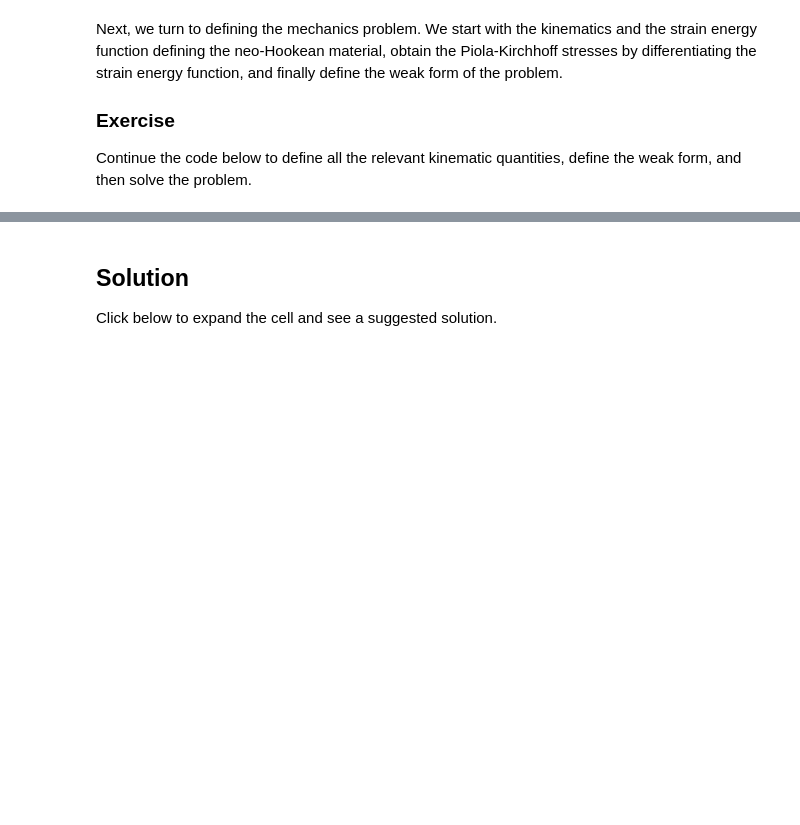
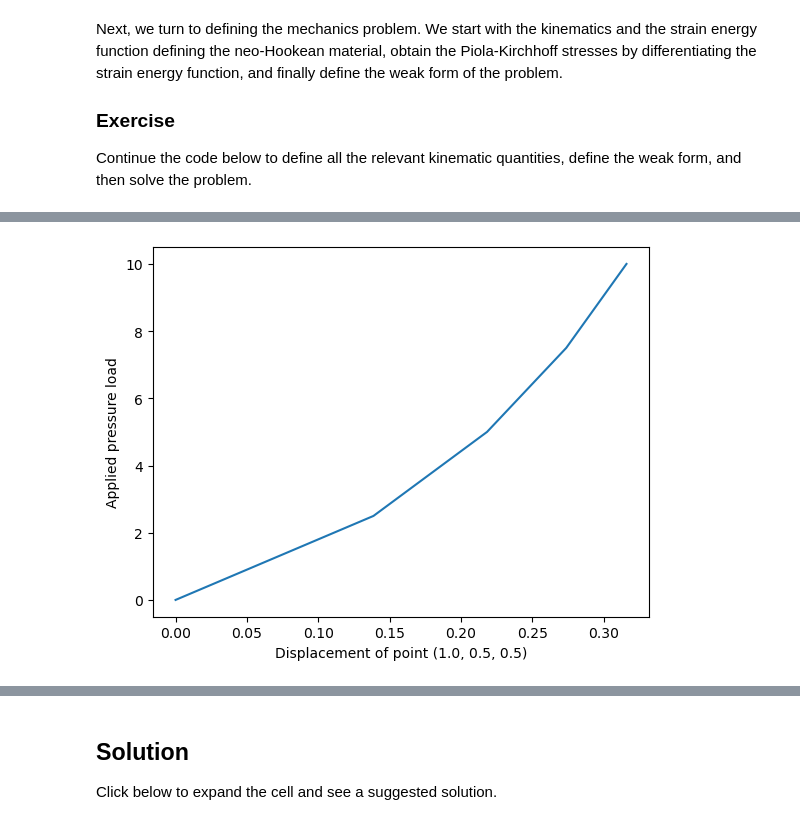
Before and after one commit to rakshakonanur/SSCP_lectures_RK, a Jupyter notebook: L13 (FEniCS Mechanics)/L14_passive_cube.ipynb, the cells around one changed output, grey strips where cells are left out. Cells and saved outputs as stored; diff of their text form; code cells hidden in the pictures; blank space fills up the shorter version.

```diff
--- a/L13 (FEniCS Mechanics)/L14_passive_cube.ipynb
+++ b/L13 (FEniCS Mechanics)/L14_passive_cube.ipynb
@@ -162,0 +123,87 @@ a couple of tricks are useful to know about:
+# %%
+# Kinematics
+d = len(u)
+I = Identity(d)             # Identity tensor
+F = I + grad(u)             # Deformation gradient
+
+C = F.T * F
+E = (0.5)*(C-I)
+
+lmbda = 20.0
+mu = 4.0
+
+E = variable(E) # define Lagrange-Greem strain as a variable - needed to take a derivative
+W = (lmbda/2) * (tr(E)**2) + mu * tr (E*E)
+
+S = diff(W,E)
+P = F * S
+
+p_right = Constant(0.0)
+N = FacetNormal(mesh)
+
+Gext = p_right * inner(v, det(F) * inv(F) * N) * ds(2) #ds(2) = left boundary
+R = inner(P,grad(v)) * dx + Gext
+
+#Finally, we solve the problem for different loads, and plot the load vs displacement.
+# The middle point on the right boundary
+point0 = np.array([1.0,0.5,0.5])
+
+load_steps = 5
+target_load = 10
+
+loads = np.linspace(0, target_load, load_steps)
+
+d0 = np.zeros(3)                #displacement at point0
+disp = np.zeros(load_steps) #array to store displacement for all steps
+
+disp_file = XDMFFile("displacement/u.xdmf")
+
+for step in range(load_steps):
+    #solve the problem
+    # Stretch is a negative pressure
+    p_right.assign(-loads[step])
+
+    #solve the problem:
+    solve(R == 0, u, bcs)
+
+    #evaluate displacement at point defined above
+    u.eval(d0,point0)
+    disp[step] = d0[0]
+
+    disp_file.write_checkpoint(u, "Displacement", step, append=True)
+
+disp_file.close()
+
+#displacement on x-axis, load on y-axis
+plt.figure(1)
+plt.plot(disp,loads)
+plt.xlabel('Displacement of point (1.0, 0.5, 0.5)')
+plt.ylabel('Applied pressure load')
+
+plt.show()
+
+
+"""Define the remaining kinematic quantities, stresses, and the weak form.
+Then solve the problem.
+
+The code follows the mathematical definitions quite intuitively, but
+a couple of tricks are useful to know about:
+
+- We want to differentiate the strain energy function wrt either
+  F or E, to obtain, respectively, the PK1 or PK2 stress. The variable
+  we differentiate with respect to needs to be identified as a variable, for
+  instance
+  E = 0.5*(C - I)
+  E = variable(E)
+  (...)
+  S = diff(psi,E)
+
+- The load for the right boundary needs to be incrementally increased in a loop.
+  It can be defined, for instance, as follows:
+  p_right = Constant(0.0)
+  And then updated inside a loop by
+  p_right.assign(load)
+  where load is the load we want to apply for the present step.
+- A suitable final load can be p_right = 10.0, and we can use, for instance, 5-10 steps to get there
+"""
+# %% [output]
@@ -162,0 +227 @@ a couple of tricks are useful to know about:
+[figure, added]
```
Also changed, not shown: parts of 4 cells of this notebook, 4 other files.
